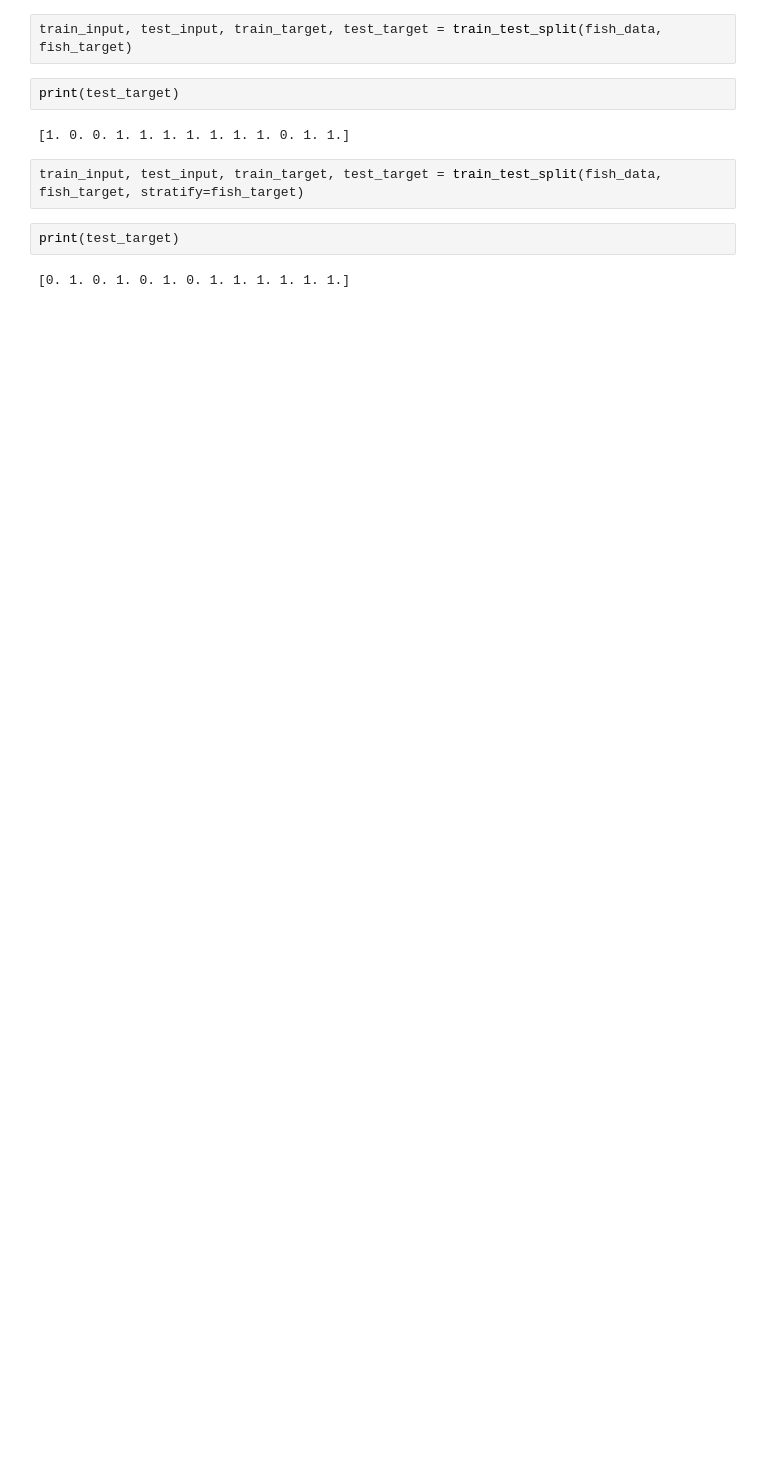
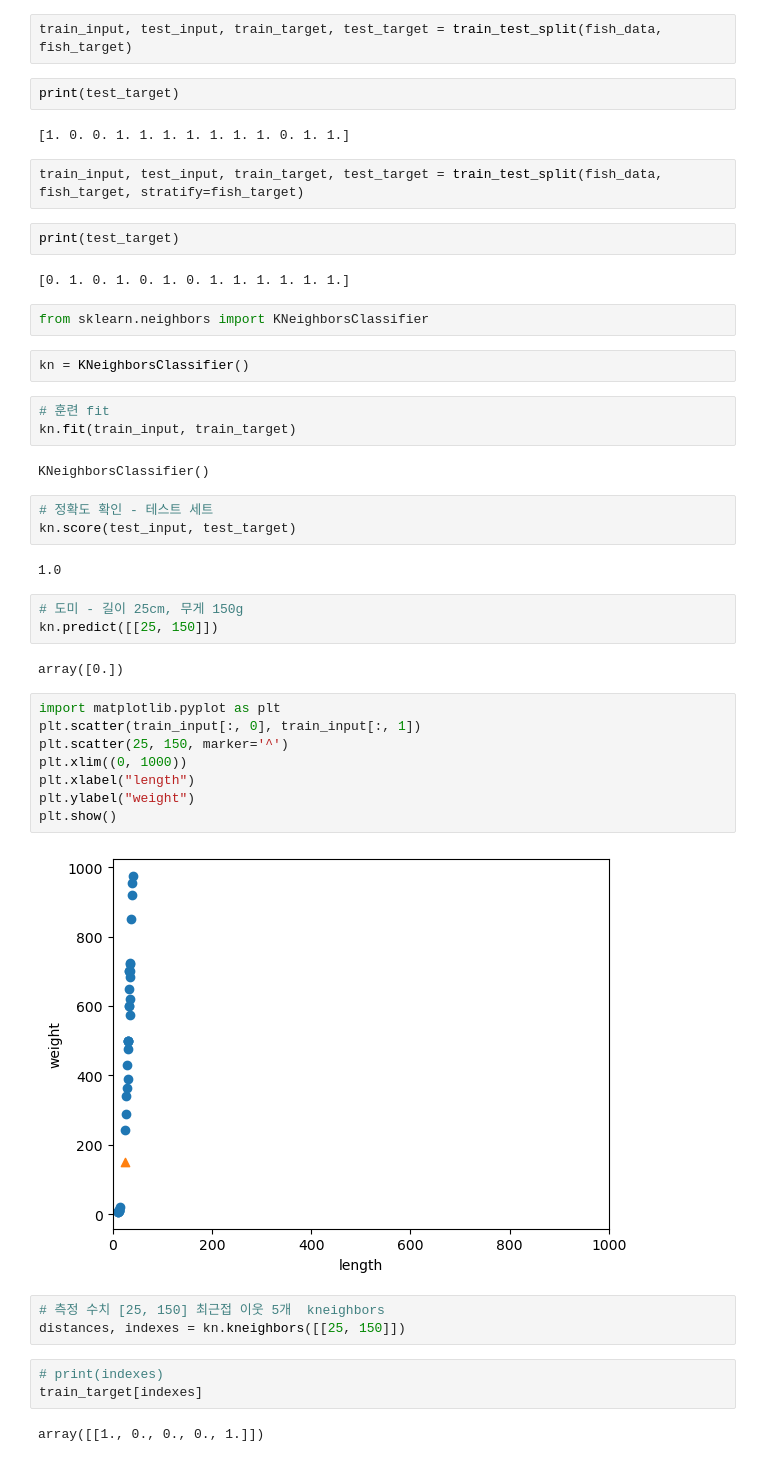
Before and after one commit to yonggyo1125/ai_pintech_1st, a Jupyter notebook: 9. 핀테크 머신러닝과 딥러닝 이해/day01/ex04.ipynb, the cells around one changed output. Drawn from its saved outputs; the diff is of its cells as text; blank space fills up the shorter version.

```diff
--- a/9. 핀테크 머신러닝과 딥러닝 이해/day01/ex04.ipynb
+++ b/9. 핀테크 머신러닝과 딥러닝 이해/day01/ex04.ipynb
@@ -32,3 +32,40 @@ train_input, test_input, train_target, test_target = train_test_split(fish_data,
 print(test_target)
 # %% [output]
 [0. 1. 0. 1. 0. 1. 0. 1. 1. 1. 1. 1. 1.]
+# %%
+from sklearn.neighbors import KNeighborsClassifier
+# %%
+kn = KNeighborsClassifier()
+# %%
+# 훈련 fit
+kn.fit(train_input, train_target)
+# %% [output]
+KNeighborsClassifier()
+# %%
+# 정확도 확인 - 테스트 세트
+kn.score(test_input, test_target)
+# %% [output]
+1.0
+# %%
+# 도미 - 길이 25cm, 무게 150g
+kn.predict([[25, 150]])
+# %% [output]
+array([0.])
+# %%
+import matplotlib.pyplot as plt
+plt.scatter(train_input[:, 0], train_input[:, 1])
+plt.scatter(25, 150, marker='^')
+plt.xlim((0, 1000))
+plt.xlabel("length")
+plt.ylabel("weight")
+plt.show()
+# %% [output]
+[figure, added]
+# %%
+# 측정 수치 [25, 150] 최근접 이웃 5개  kneighbors
+distances, indexes = kn.kneighbors([[25, 150]])
+# %%
+# print(indexes)
+train_target[indexes]
+# %% [output]
+array([[1., 0., 0., 0., 1.]])
```
Also changed, not shown: parts of 16 cells of this notebook.
